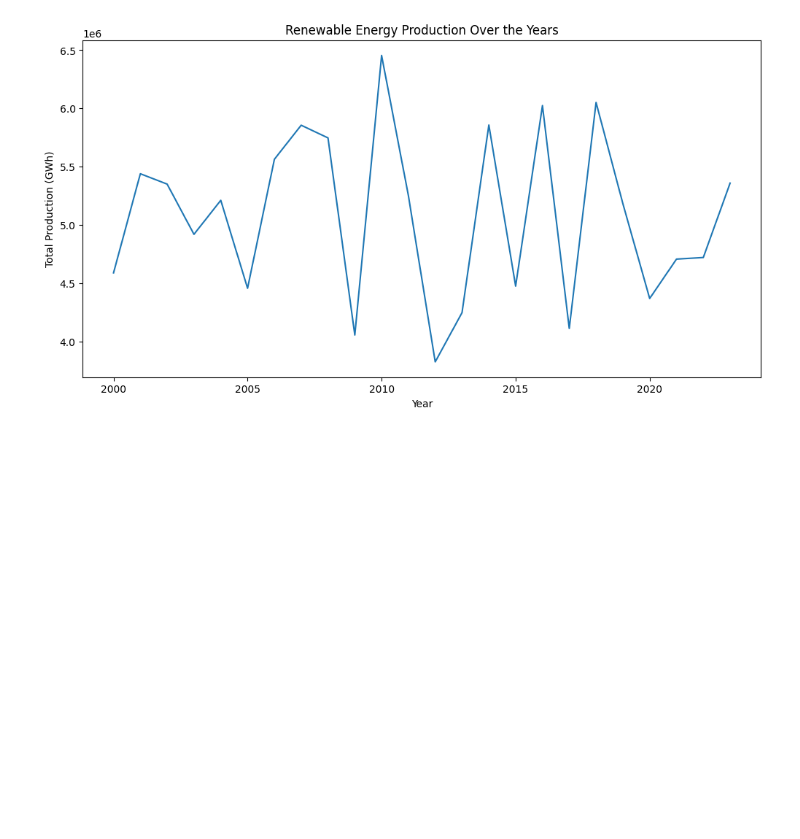
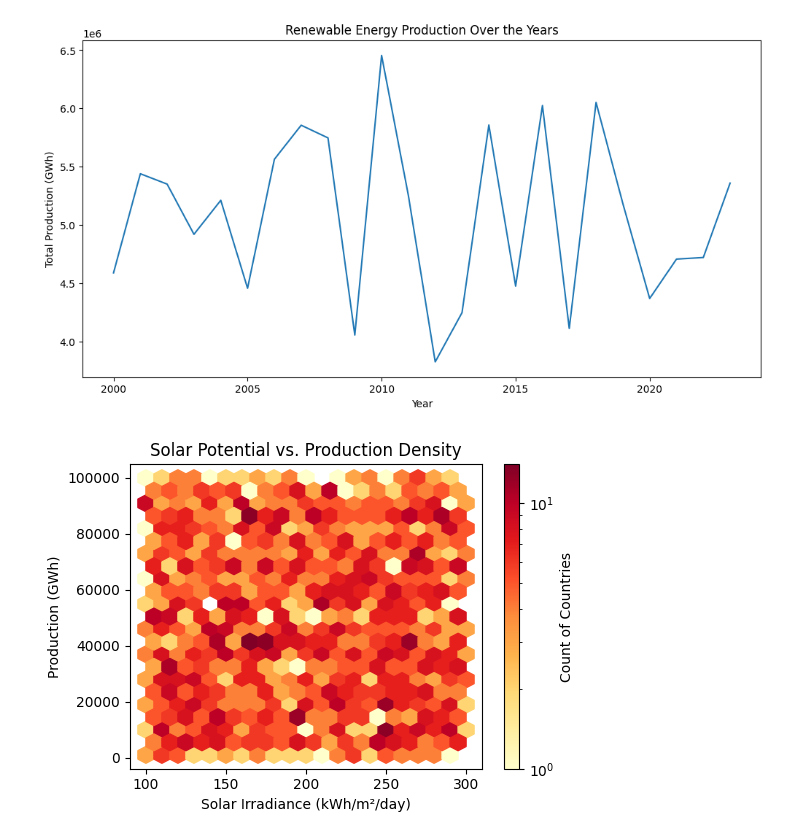
Before and after one commit to Pooja-Arumugam/Customer-Churn-Analysis-and-Prediction, a Jupyter notebook: Global_Renewable_Energy_Indicators.ipynb, the cells around one changed output. Cells and saved outputs as stored; diff of their text form; code cells hidden in the pictures; blank space fills up the shorter version.

```diff
--- a/Global_Renewable_Energy_Indicators.ipynb
+++ b/Global_Renewable_Energy_Indicators.ipynb
@@ -133,3 +131,25 @@ plt.ylabel('Total Production (GWh)')
 plt.show()
 # %% [output]
 [figure]
+# %%
+plt.figure(figsize=(15, 4))
+
+# Solar Potential vs. Production
+plt.subplot(1, 3, 1)
+plt.hexbin(
+    x=df['Solar Irradiance'],
+    y=df['Production (GWh)'],
+    gridsize=20,
+    cmap='YlOrRd',
+    bins='log'
+)
+plt.colorbar(label='Count of Countries')
+plt.xlabel('Solar Irradiance (kWh/m²/day)')
+plt.ylabel('Production (GWh)')
+plt.title('Solar Potential vs. Production Density')
+
+# Repeat for Wind and Hydro (subplots 2 and 3)
+plt.tight_layout()
+plt.show()
+# %% [output]
+[figure, added]
```
Also changed, not shown: parts of 27 cells of this notebook.
